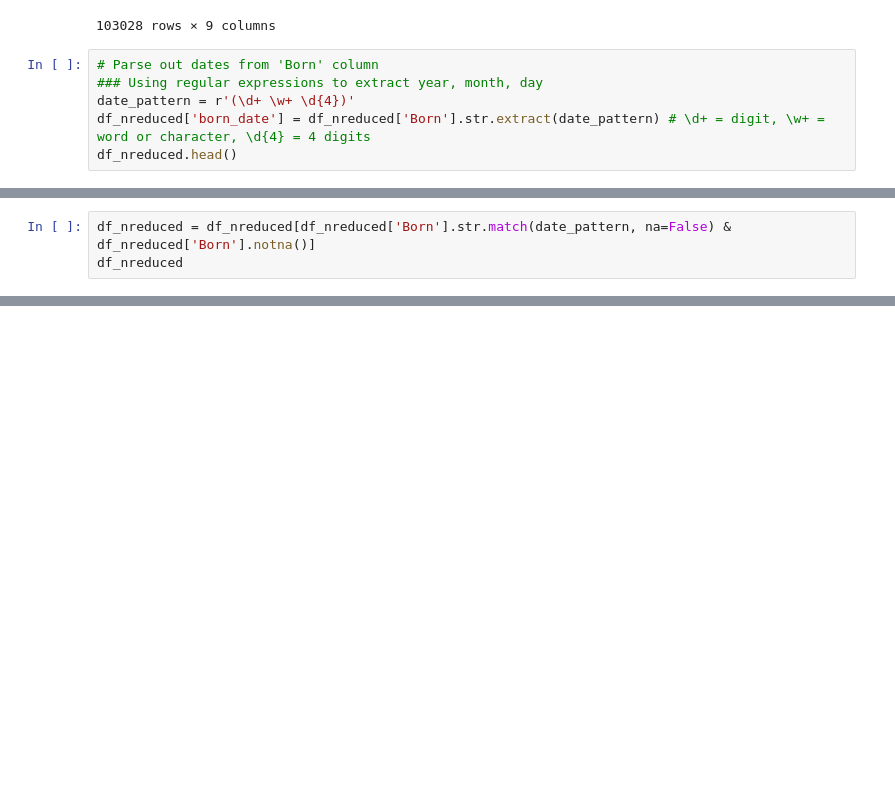
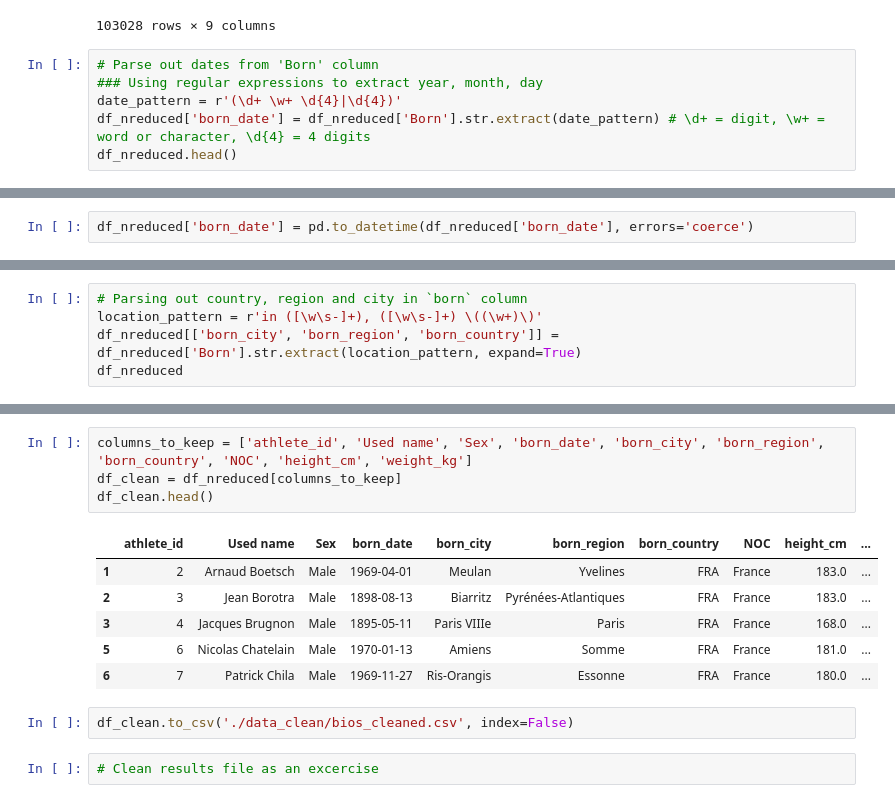
Before and after one commit to danielcamacho9712/Dataset_cleaning_tutorial, a Jupyter notebook: Cleaning_tutorial.ipynb, the cells around one changed output, grey strips where cells are left out. Cells and saved outputs as stored; diff of their text form; blank space fills up the shorter version.

Commit message:
Finished the cleaning tutorial

```diff
--- a/Cleaning_tutorial.ipynb
+++ b/Cleaning_tutorial.ipynb
@@ -197,7 +197,7 @@ df_nreduced.sort_values(by='height_cm', ascending=False)
 # %%
 # Parse out dates from 'Born' column
 ### Using regular expressions to extract year, month, day
-date_pattern = r'(\d+ \w+ \d{4})'
+date_pattern = r'(\d+ \w+ \d{4}|\d{4})'
 df_nreduced['born_date'] = df_nreduced['Born'].str.extract(date_pattern) # \d+ = digit, \w+ = word or character, \d{4} = 4 digits
 df_nreduced.head()
 # %% [output]
@@ -213,6 +213,5 @@ See the caveats in the documentation: https://pandas.pydata.org/pandas-docs/stab
 | 5 | Competed in Olympic Games | Male | Nicolas Chatelain | 13 January 1970 in Amiens, Somme ... | France | 6 | 181 cm / 70 kg | 181.0 | 70 | ... |
 | 6 | Competed in Olympic Games | Male | Patrick Chila | 27 November 1969 in Ris-Orangis, ... | France | 7 | 180 cm / 73 kg | 180.0 | 73 | ... |
 # %%
-df_nreduced = df_nreduced[df_nreduced['Born'].str.match(date_pattern, na=False) & df_nreduced['Born'].notna()]
-df_nreduced
+df_nreduced['born_date'] = pd.to_datetime(df_nreduced['born_date'], errors='coerce')
 # %% [output]
@@ -231,0 +252,5 @@ df_nreduced
+# %%
+# Parsing out country, region and city in `born` column
+location_pattern = r'in ([\w\s-]+), ([\w\s-]+) \((\w+)\)'
+df_nreduced[['born_city', 'born_region', 'born_country']] = df_nreduced['Born'].str.extract(location_pattern, expand=True)
+df_nreduced
@@ -231,0 +313,15 @@ df_nreduced
+# %%
+columns_to_keep = ['athlete_id', 'Used name', 'Sex', 'born_date', 'born_city', 'born_region', 'born_country', 'NOC', 'height_cm', 'weight_kg']
+df_clean = df_nreduced[columns_to_keep]
+df_clean.head()
+# %% [output]
+|  | athlete_id | Used name | Sex | born_date | born_city | born_region | born_country | NOC | height_cm | ... |
+| 1 | 2 | Arnaud Boetsch | Male | 1969-04-01 | Meulan | Yvelines | FRA | France | 183.0 | ... |
+| 2 | 3 | Jean Borotra | Male | 1898-08-13 | Biarritz | Pyrénées-Atlantiques | FRA | France | 183.0 | ... |
+| 3 | 4 | Jacques Brugnon | Male | 1895-05-11 | Paris VIIIe | Paris | FRA | France | 168.0 | ... |
+| 5 | 6 | Nicolas Chatelain | Male | 1970-01-13 | Amiens | Somme | FRA | France | 181.0 | ... |
+| 6 | 7 | Patrick Chila | Male | 1969-11-27 | Ris-Orangis | Essonne | FRA | France | 180.0 | ... |
+# %%
+df_clean.to_csv('./data_clean/bios_cleaned.csv', index=False)
+# %%
+# Clean results file as an excercise
```
Also changed, not shown: parts of 7 cells of this notebook, 1 other file.
